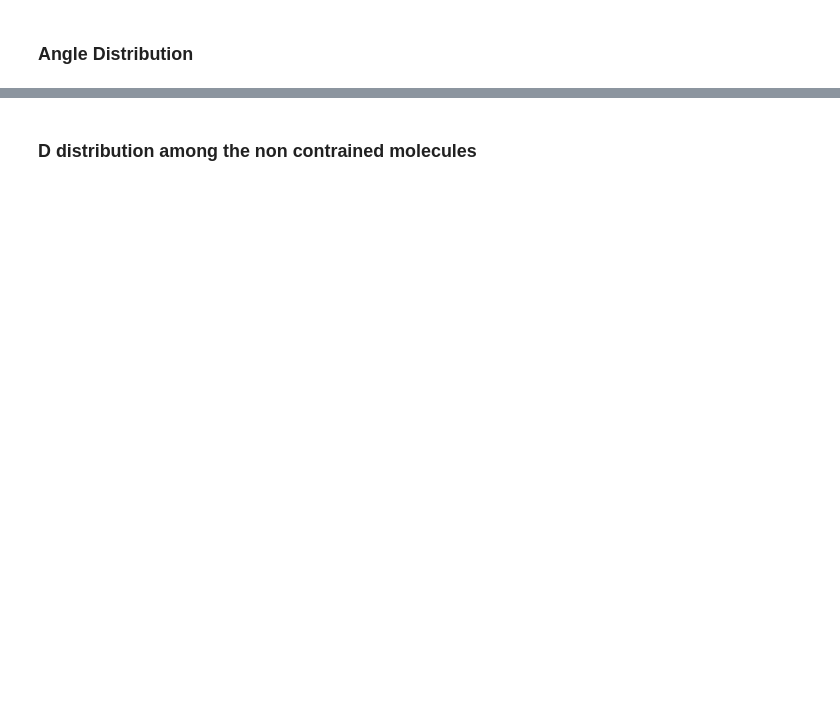
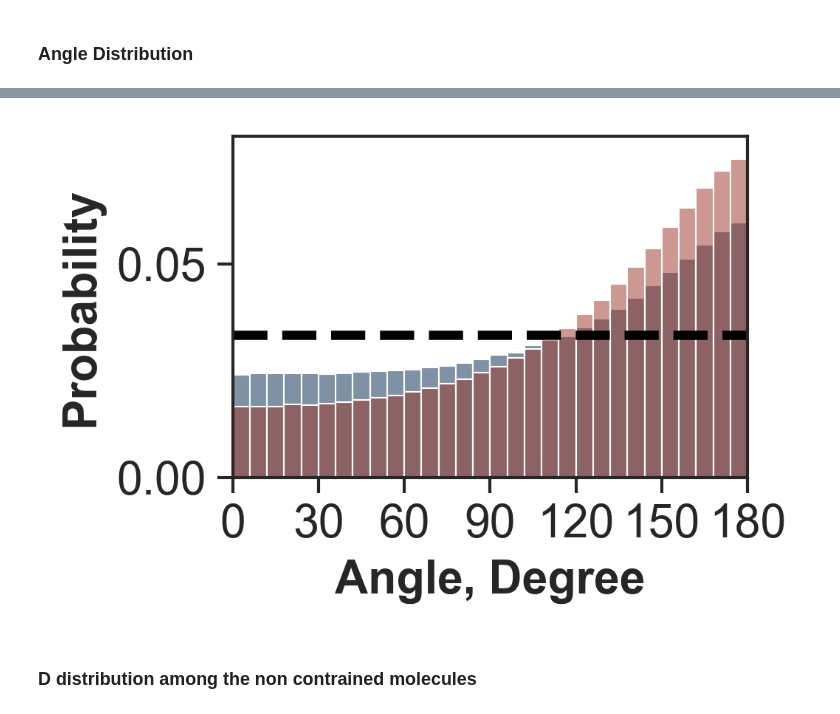
Before and after one commit to walterlab-um/intra_condensate_SPT, a Jupyter notebook: plot_paper_figure/Fig3_FL_vs_FUS488SPT_in_condensate.ipynb, the cells around one changed output, grey strips where cells are left out. Saved outputs shown, nothing was run; the diff lists cells and outputs as text; code cells hidden in the pictures; blank space fills up the shorter version.

```diff
--- a/plot_paper_figure/Fig3_FL_vs_FUS488SPT_in_condensate.ipynb
+++ b/plot_paper_figure/Fig3_FL_vs_FUS488SPT_in_condensate.ipynb
@@ -263,2 +173,61 @@ plt.show()
+# %%
+lst_angle = []
+lst_label = []
+for _, row in df_AIO[df_AIO["mean_stepsize_nm"] > immobile_stepsize_threshold_nm].iterrows():
+    angles = np.fromstring(
+        row["list_of_angles"][1:-1],
+        dtype=float,
+        sep=", ",
+    )
+    labels = np.repeat(row["label"], angles.shape[0])
+    lst_angle.extend(angles)
+    lst_label.extend(labels)
+
+data = pd.DataFrame(
+    {
+        "angle": np.abs(lst_angle),
+        "label": lst_label,
+    },
+    dtype=object,
+)
+
+plt.figure(figsize=(3, 2), dpi=300)
+bins = 30
+ax = sns.histplot(
+    data=data,
+    x="angle",
+    hue="label",
+    palette=palette,
+    bins=bins,
+    stat="probability",
+    common_norm=False,
+    binrange=(0, 180),
+    alpha=0.5,
+    legend=False,
+)
+# sns.move_legend(ax, 0, title=None, frameon=False)
+plt.axhline(1 / bins, color="black", ls="--", lw=3)
+plt.xlim(0, 180)
+plt.xticks([0, 30, 60, 90, 120, 150, 180])
+plt.ylim(0, 0.08)
+plt.xlabel("Angle, Degree", weight="bold", fontsize=15)
+plt.ylabel("Probability", weight="bold", fontsize=15)
+plt.gca().spines[:].set_linewidth(1)
+plt.gca().tick_params(
+    axis="both",
+    which="major",
+    labelsize=15,
+    direction="out",
+    bottom=True,
+    left=True,
+    length=5,
+    width=1,
+)
+
+plt.gca().tick_params(axis="both", which="major", labelsize=15)
+plt.savefig("4.angle_histo_" + postfix, format="png", bbox_inches="tight")
+plt.show()
+# %% [output]
+[figure, added]
 # %% [markdown]
 ### D distribution among the non contrained molecules
```
Also changed, not shown: parts of 24 cells of this notebook.
